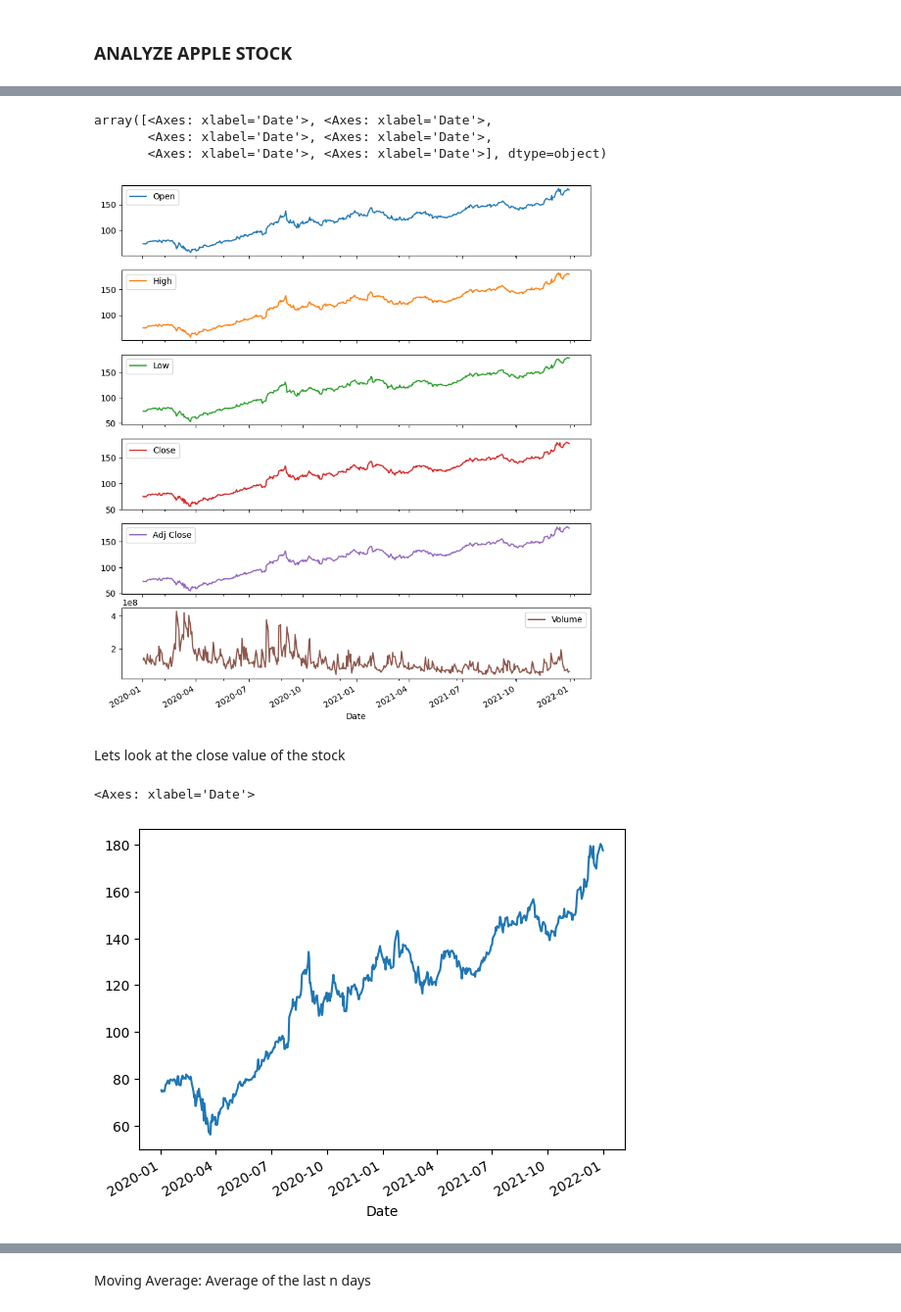
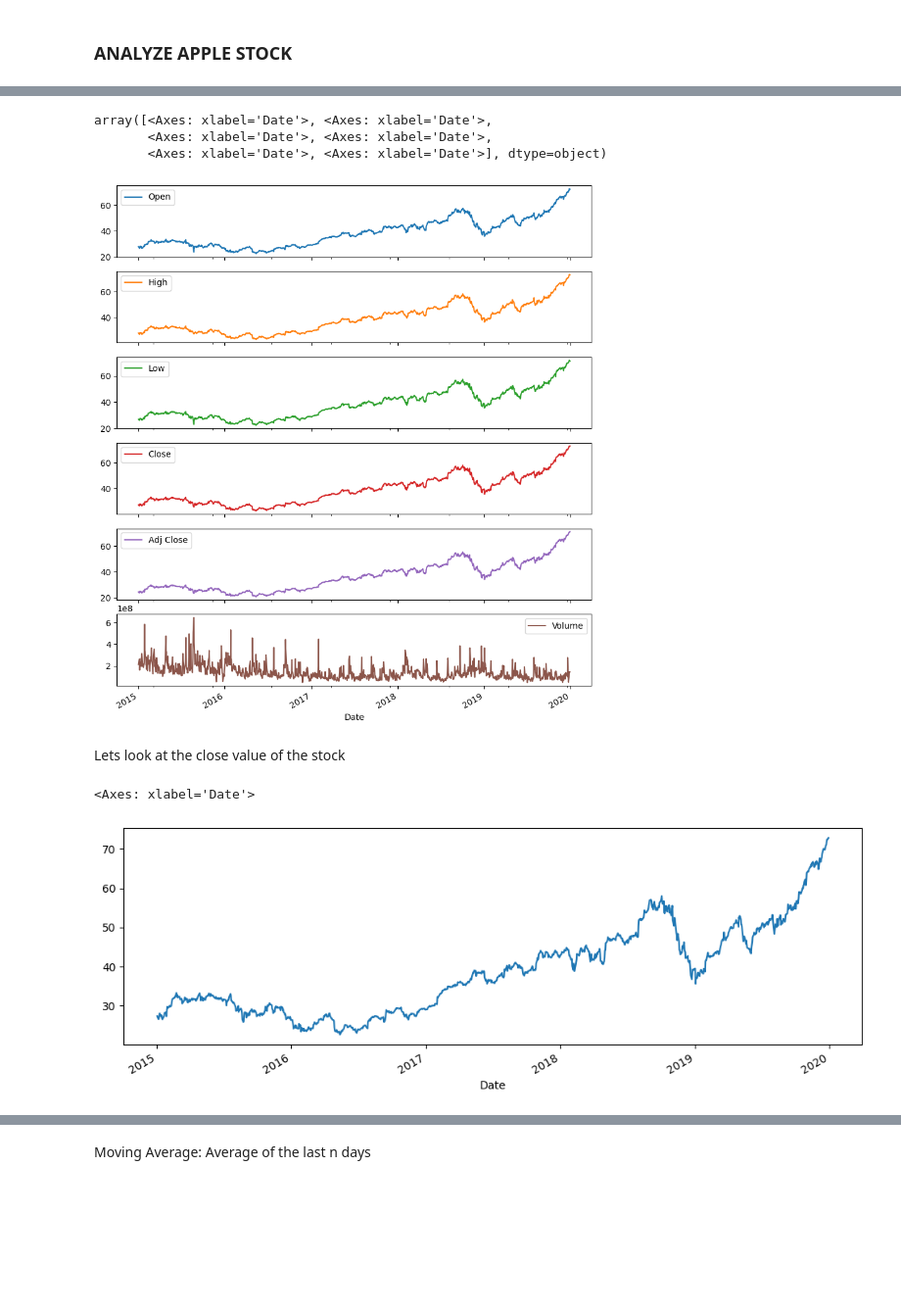
Before and after one commit to sohamthirty/Stock-Price-Prediction-with-Sentiment-Analysis, a Jupyter notebook: Stock_Price_Scraping_EDA.ipynb, the cells around one changed output, grey strips where cells are left out. Shown at 98% size. Saved outputs shown, nothing was run; the diff lists cells and outputs as text; code cells hidden in the pictures; blank space fills up the shorter version.

```diff
--- a/Stock_Price_Scraping_EDA.ipynb
+++ b/Stock_Price_Scraping_EDA.ipynb
@@ -36,7 +46,7 @@ data.Close.plot()
 # %% [markdown]
 ### ANALYZE APPLE STOCK
 # %%
-data_aapl = pdr.get_data_yahoo(['AAPL'], start=startdate, end=enddate)
+data_aapl = pdr.get_data_yahoo(['AAPL'], start='2015-01-01', end='2019-12-31')
 data_aapl.head()
 # %% [output]
 [*********************100%%**********************]  1 of 1 completed
@@ -77,14 +92,14 @@ data_aapl.plot(subplots = True, figsize = (10, 12))
 array([<Axes: xlabel='Date'>, <Axes: xlabel='Date'>,
        <Axes: xlabel='Date'>, <Axes: xlabel='Date'>,
        <Axes: xlabel='Date'>, <Axes: xlabel='Date'>], dtype=object)
-[figure, old version]
+[figure, new version]
 # %% [markdown]
 Lets look at the close value of the stock
 # %%
-data_aapl.Close.plot()
+data_aapl.Close.plot(figsize = (12, 4))
 # %% [output]
 <Axes: xlabel='Date'>
-[figure, old version]
+[figure, new version]
 # %%
 data_aapl.Close.hist()
 plt.ylabel('Close Price')
```
Also changed, not shown: parts of 18 cells of this notebook.
